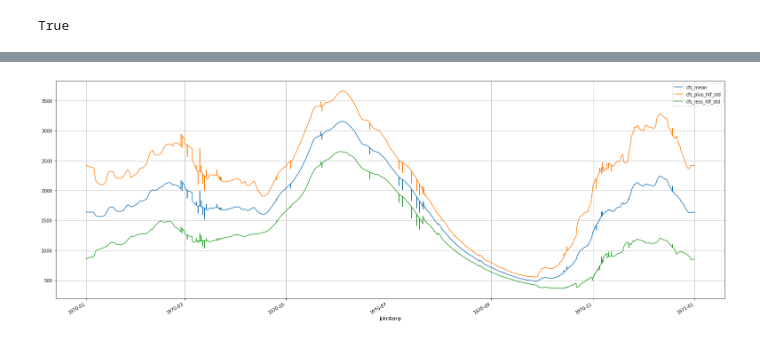
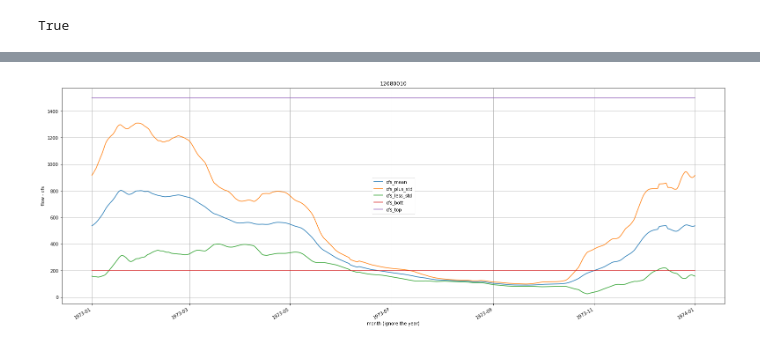
Before and after one commit to whitewater-gis/river-levels, a Jupyter notebook: notebooks/datetime-proto.ipynb, the cells around one changed output, grey strips where cells are left out. Saved outputs shown, nothing was run; the diff lists cells and outputs as text; code cells hidden in the pictures.

```diff
--- a/notebooks/datetime-proto.ipynb
+++ b/notebooks/datetime-proto.ipynb
@@ -113,4 +39,15 @@ obs_mean.head()
+# %%
+gauge, min_flow, max_flow, metric = Gauge('14226500', 'usgs'), 800, 1700, 'cfs'  # queets
+gauge, min_flow, max_flow, metric = Gauge('14123500', 'usgs'), 600, 1800, 'cfs'  # white salmon
+gauge, min_flow, max_flow, metric = Gauge('12134500', 'usgs'), 700, 20000, 'cfs' # skykomish
+gauge, min_flow, max_flow, metric = Gauge('12161000', 'usgs'), 5.0, 7.0, 'height'  # robe
+gauge, min_flow, max_flow, metric = Gauge('07055875', 'usgs'), 3.0, 6.0, 'height'  # richland
+gauge, min_flow, max_flow, metric = Gauge('07055646', 'usgs'), 7.0, 11.0, 'height'  # hailstone
+gauge, min_flow, max_flow, metric = Gauge('12060500', 'usgs'), 650, 1600, 'cfs'  # sf skookomish
+gauge, min_flow, max_flow, metric = Gauge('12080010', 'usgs'), 200, 1500, 'cfs'  # deschutes oly
+# %%
+mean_df = gauge.get_rolling_mean(metric=metric, min=min_flow, max=max_flow)
 # %%
-_ = obs_mean.plot(figsize=(27,10), grid=True)
+_ = mean_df.plot(figsize=(27,10), title=gauge.id, xlabel='month (ignore the year)', ylabel=f'flow - {metric}', grid=True)
 # %% [output]
-[figure, old version]
+[figure, new version]
```
Also changed, not shown: parts of 8 cells of this notebook, 1 other file.
